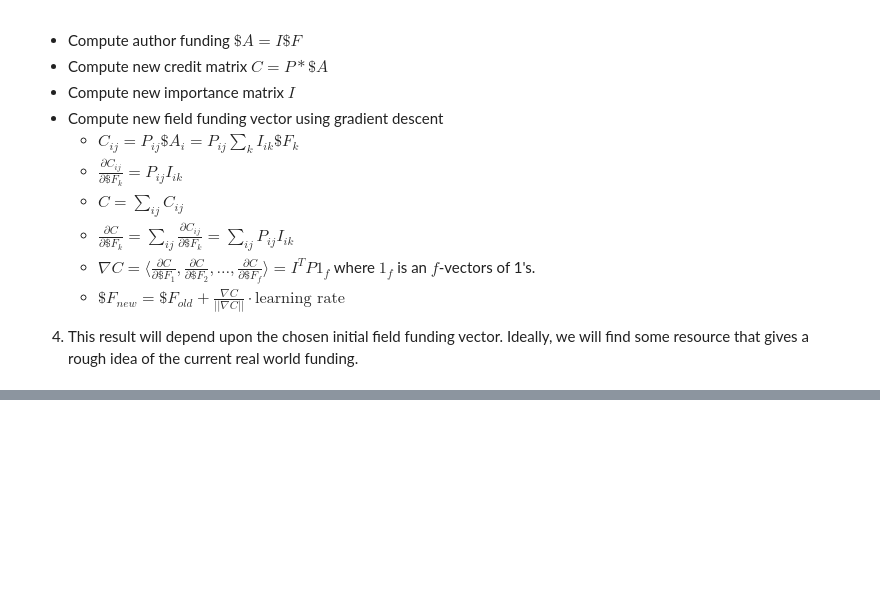
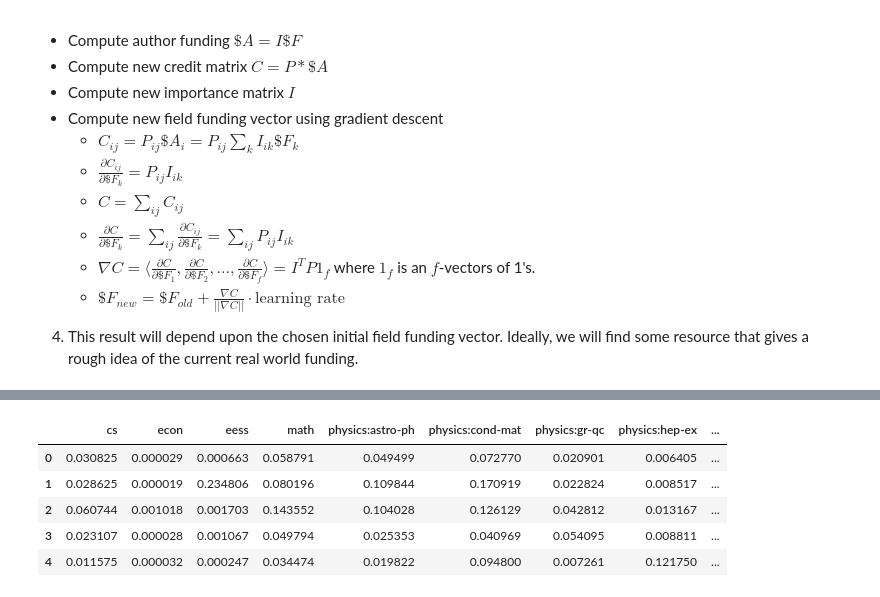
Before and after one commit to tunguyen17/Arxiv-Funding-Project, a Jupyter notebook: funding level optimization.ipynb, the cells around one changed output, grey strips where cells are left out. Saved outputs shown, nothing was run; the diff lists cells and outputs as text; code cells hidden in the pictures; blank space fills up the shorter version.

```diff
--- a/funding level optimization.ipynb
+++ b/funding level optimization.ipynb
@@ -298,0 +322,7 @@ initial total credit = 1319569, best total credit = 2871069
+# %%
+pd.set_option('display.float_format', '{:.3g}'.format)
+fund_dist_df = pd.DataFrame(mean_funds_lst1, index = all_fields, columns = ['Funding Portion'])
+fund_dist_df.sort_values(by= ['Funding Portion'], ascending = False, inplace = True)
+
+
+fund_dist_df.reset_index()
@@ -298,0 +375,13 @@ initial total credit = 1319569, best total credit = 2871069
+# %%
+import pandas as pd
+from matplotlib import pyplot as plt
+
+fun_dat = pd.read_csv('fun_data.csv')
+fun_dat.head()
+# %% [output]
+|  | cs | econ | eess | math | physics:astro-ph | physics:cond-mat | physics:gr-qc | physics:hep-ex | ... |
+| 0 | 0.030825 | 0.000029 | 0.000663 | 0.058791 | 0.049499 | 0.072770 | 0.020901 | 0.006405 | ... |
+| 1 | 0.028625 | 0.000019 | 0.234806 | 0.080196 | 0.109844 | 0.170919 | 0.022824 | 0.008517 | ... |
+| 2 | 0.060744 | 0.001018 | 0.001703 | 0.143552 | 0.104028 | 0.126129 | 0.042812 | 0.013167 | ... |
+| 3 | 0.023107 | 0.000028 | 0.001067 | 0.049794 | 0.025353 | 0.040969 | 0.054095 | 0.008811 | ... |
+| 4 | 0.011575 | 0.000032 | 0.000247 | 0.034474 | 0.019822 | 0.094800 | 0.007261 | 0.121750 | ... |
```
Also changed, not shown: parts of 15 cells of this notebook, 23 other files.
